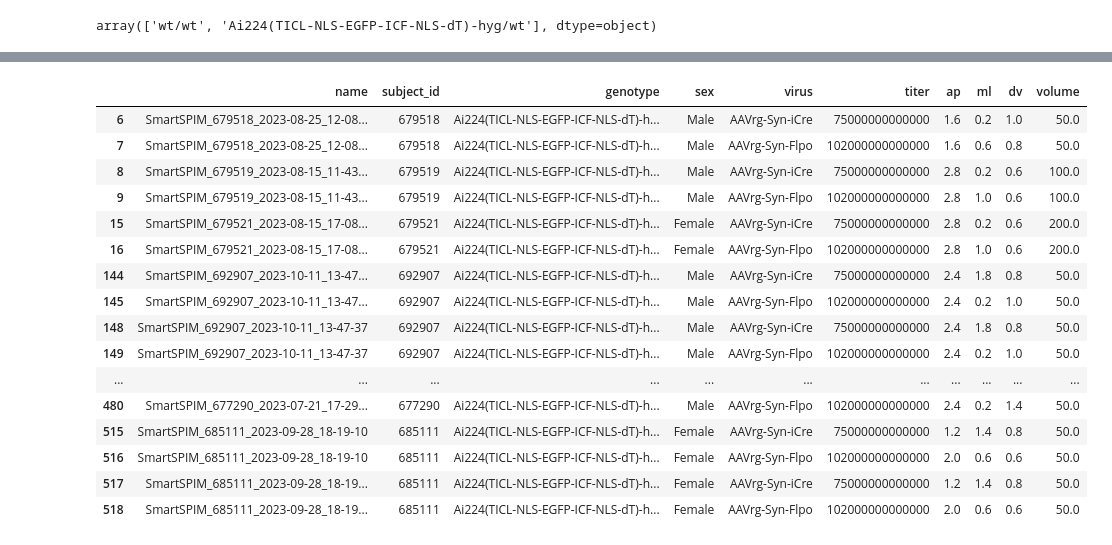
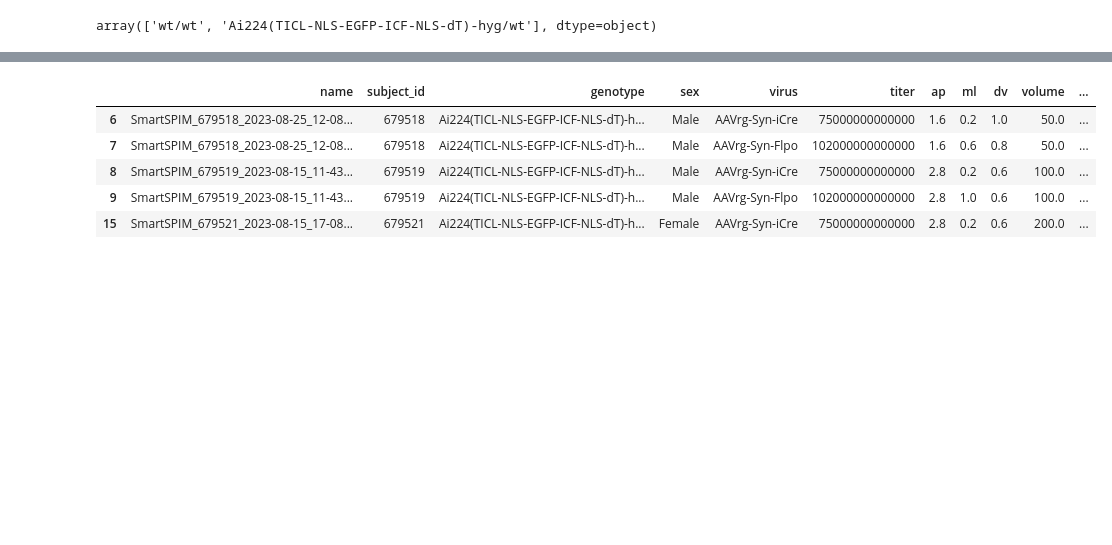
Before and after one commit to AllenNeuralDynamics/AIND-CNC-SmartSPIM-Workshop, a Jupyter notebook: code/metadata.ipynb, the cells around one changed output, grey strips where cells are left out. Cells and saved outputs as stored; diff of their text form; code cells hidden in the pictures; blank space fills up the shorter version.

```diff
--- a/code/metadata.ipynb
+++ b/code/metadata.ipynb
@@ -56,7 +57,7 @@ aggregate = [
             'sex': '$subject.sex',
             'date_of_birth': '$subject.date_of_birth',
             'date_of_surgery': '$procedures.subject_procedures.start_date',
-            'procedures': '$procedures.subject_procedures.procedures'
+            'procedures': '$procedures.subject_procedures'
         }
     }
 ]
@@ -97,44 +123,3 @@ virus_dict['CVS N2cdG-H2B-tdTomato']='561'
-# %%
-df = pd.DataFrame(columns=('name','subject_id','genotype','sex','virus','titer','ap','ml','dv','volume','qc_tissue_quality','qc_channel', 'ng_link'))
-for record in records:
-    name = record['name']
-    subject_id = record['subject_id']
-    genotype = record['genotype']
-    sex = record['sex']
-    #qc
-    for eval in record['evaluations']:
-        if eval['name']=='Overall tissue quality':
-            qc_tissue = eval['metrics'][0]['status_history'][-1]['status']
-            ng_link = eval['metrics'][0]['reference']
-        elif eval['name']=='Cell detection in channel: 445':
-            qc_445 = eval['metrics'][0]['status_history'][-1]['status']
-        elif eval['name']=='Cell detection in channel: 488':
-            qc_488 = eval['metrics'][0]['status_history'][-1]['status']
-        elif eval['name']=='Cell detection in channel: 561':
-            qc_561 = eval['metrics'][0]['status_history'][-1]['status']
-    #injections
-    for proc in flatten_list(record['procedures']):
-        if proc['procedure_type']=="Nanoject injection":
-            for i in range(len(proc['injection_materials'])):
-                virus = proc['injection_materials'][i]['name']
-                ap = float(proc['injection_coordinate_ap'])
-                ml = float(proc['injection_coordinate_ml'])
-                dv = float(proc['injection_coordinate_depth'][0])
-                volume = float(proc['injection_volume'][0])
-                if proc['injection_materials'][i]['material_type']=='Virus':
-                    titer = proc['injection_materials'][i]['titer']
-                else:
-                    titer = np.nan
-                df.loc[len(df)] = [name, subject_id, genotype, sex, virus, titer, ap, ml, dv, volume, qc_tissue, None, ng_link]
-
-df["channel"] = df["virus"].map(virus_dict)
-for index, row in df.iterrows():
-    if row.channel=='445':
-        df.loc[index, "qc_channel"] = qc_445
-    elif row.channel=='488':
-        df.loc[index, "qc_channel"] = qc_488
-    elif row.channel=='561':
-        df.loc[index, "qc_channel"] = qc_561
 # %%
 df
 # %% [output]
@@ -183,20 +165,9 @@ array(['AAVrg-Syn-H2B-Turquoise', 'AAVrg-Syn-H2B-tdTomato',
 # %%
-df[df.genotype.str.contains('Ai224')]
+df[df.genotype.str.contains('Ai224')].head()
 # %% [output]
-|  | name | subject_id | genotype | sex | virus | titer | ap | ml | dv | volume |
-| 6 | SmartSPIM_679518_2023-08-25_12-08... | 679518 | Ai224(TICL-NLS-EGFP-ICF-NLS-dT)-h... | Male | AAVrg-Syn-iCre | 75000000000000 | 1.6 | 0.2 | 1.0 | 50.0 |
-| 7 | SmartSPIM_679518_2023-08-25_12-08... | 679518 | Ai224(TICL-NLS-EGFP-ICF-NLS-dT)-h... | Male | AAVrg-Syn-Flpo | 102000000000000 | 1.6 | 0.6 | 0.8 | 50.0 |
-| 8 | SmartSPIM_679519_2023-08-15_11-43... | 679519 | Ai224(TICL-NLS-EGFP-ICF-NLS-dT)-h... | Male | AAVrg-Syn-iCre | 75000000000000 | 2.8 | 0.2 | 0.6 | 100.0 |
-| 9 | SmartSPIM_679519_2023-08-15_11-43... | 679519 | Ai224(TICL-NLS-EGFP-ICF-NLS-dT)-h... | Male | AAVrg-Syn-Flpo | 102000000000000 | 2.8 | 1.0 | 0.6 | 100.0 |
-| 15 | SmartSPIM_679521_2023-08-15_17-08... | 679521 | Ai224(TICL-NLS-EGFP-ICF-NLS-dT)-h... | Female | AAVrg-Syn-iCre | 75000000000000 | 2.8 | 0.2 | 0.6 | 200.0 |
-| 16 | SmartSPIM_679521_2023-08-15_17-08... | 679521 | Ai224(TICL-NLS-EGFP-ICF-NLS-dT)-h... | Female | AAVrg-Syn-Flpo | 102000000000000 | 2.8 | 1.0 | 0.6 | 200.0 |
-| 144 | SmartSPIM_692907_2023-10-11_13-47... | 692907 | Ai224(TICL-NLS-EGFP-ICF-NLS-dT)-h... | Male | AAVrg-Syn-iCre | 75000000000000 | 2.4 | 1.8 | 0.8 | 50.0 |
-| 145 | SmartSPIM_692907_2023-10-11_13-47... | 692907 | Ai224(TICL-NLS-EGFP-ICF-NLS-dT)-h... | Male | AAVrg-Syn-Flpo | 102000000000000 | 2.4 | 0.2 | 1.0 | 50.0 |
-| 148 | SmartSPIM_692907_2023-10-11_13-47-37 | 692907 | Ai224(TICL-NLS-EGFP-ICF-NLS-dT)-h... | Male | AAVrg-Syn-iCre | 75000000000000 | 2.4 | 1.8 | 0.8 | 50.0 |
-| 149 | SmartSPIM_692907_2023-10-11_13-47-37 | 692907 | Ai224(TICL-NLS-EGFP-ICF-NLS-dT)-h... | Male | AAVrg-Syn-Flpo | 102000000000000 | 2.4 | 0.2 | 1.0 | 50.0 |
-| ... | ... | ... | ... | ... | ... | ... | ... | ... | ... | ... |
-| 480 | SmartSPIM_677290_2023-07-21_17-29... | 677290 | Ai224(TICL-NLS-EGFP-ICF-NLS-dT)-h... | Male | AAVrg-Syn-Flpo | 102000000000000 | 2.4 | 0.2 | 1.4 | 50.0 |
-| 515 | SmartSPIM_685111_2023-09-28_18-19-10 | 685111 | Ai224(TICL-NLS-EGFP-ICF-NLS-dT)-h... | Female | AAVrg-Syn-iCre | 75000000000000 | 1.2 | 1.4 | 0.8 | 50.0 |
-| 516 | SmartSPIM_685111_2023-09-28_18-19-10 | 685111 | Ai224(TICL-NLS-EGFP-ICF-NLS-dT)-h... | Female | AAVrg-Syn-Flpo | 102000000000000 | 2.0 | 0.6 | 0.6 | 50.0 |
-| 517 | SmartSPIM_685111_2023-09-28_18-19... | 685111 | Ai224(TICL-NLS-EGFP-ICF-NLS-dT)-h... | Female | AAVrg-Syn-iCre | 75000000000000 | 1.2 | 1.4 | 0.8 | 50.0 |
-| 518 | SmartSPIM_685111_2023-09-28_18-19... | 685111 | Ai224(TICL-NLS-EGFP-ICF-NLS-dT)-h... | Female | AAVrg-Syn-Flpo | 102000000000000 | 2.0 | 0.6 | 0.6 | 50.0 |
+|  | name | subject_id | genotype | sex | virus | titer | ap | ml | dv | volume | ... |
+| 6 | SmartSPIM_679518_2023-08-25_12-08... | 679518 | Ai224(TICL-NLS-EGFP-ICF-NLS-dT)-h... | Male | AAVrg-Syn-iCre | 75000000000000 | 1.6 | 0.2 | 1.0 | 50.0 | ... |
+| 7 | SmartSPIM_679518_2023-08-25_12-08... | 679518 | Ai224(TICL-NLS-EGFP-ICF-NLS-dT)-h... | Male | AAVrg-Syn-Flpo | 102000000000000 | 1.6 | 0.6 | 0.8 | 50.0 | ... |
+| 8 | SmartSPIM_679519_2023-08-15_11-43... | 679519 | Ai224(TICL-NLS-EGFP-ICF-NLS-dT)-h... | Male | AAVrg-Syn-iCre | 75000000000000 | 2.8 | 0.2 | 0.6 | 100.0 | ... |
+| 9 | SmartSPIM_679519_2023-08-15_11-43... | 679519 | Ai224(TICL-NLS-EGFP-ICF-NLS-dT)-h... | Male | AAVrg-Syn-Flpo | 102000000000000 | 2.8 | 1.0 | 0.6 | 100.0 | ... |
+| 15 | SmartSPIM_679521_2023-08-15_17-08... | 679521 | Ai224(TICL-NLS-EGFP-ICF-NLS-dT)-h... | Female | AAVrg-Syn-iCre | 75000000000000 | 2.8 | 0.2 | 0.6 | 200.0 | ... |
```
Also changed, not shown: parts of 9 cells of this notebook.
